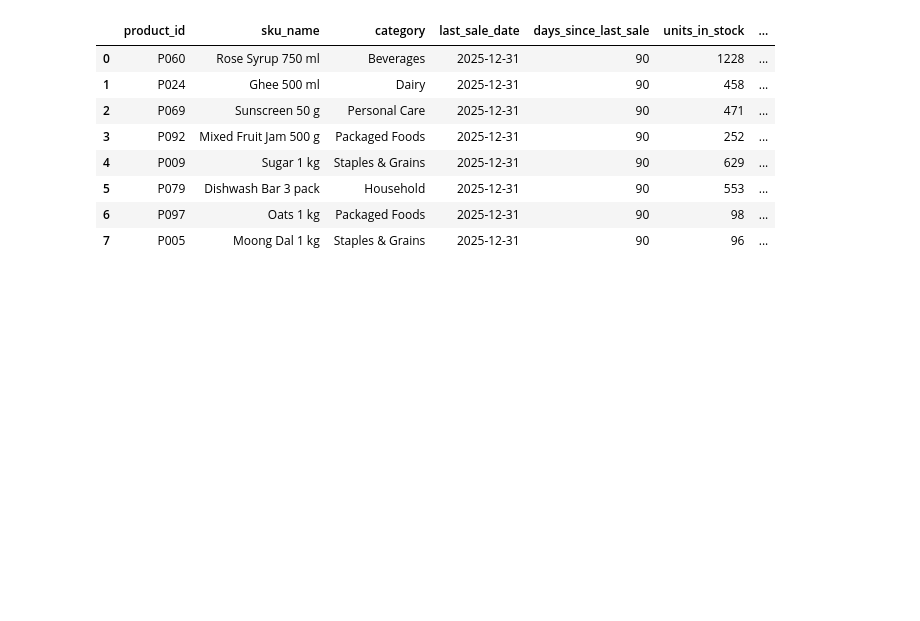
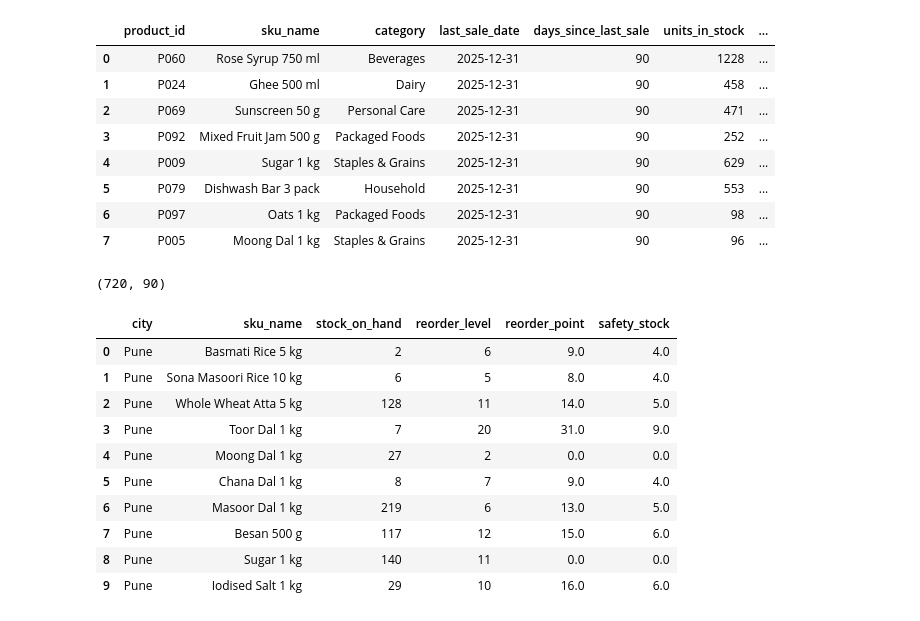
Before and after one commit to gauriverse/StockWise, a Jupyter notebook: notebooks/02_analytics.ipynb, the cells around one changed output. Drawn from its saved outputs; the diff is of its cells as text; code cells hidden in the pictures; blank space fills up the shorter version.

```diff
--- a/notebooks/02_analytics.ipynb
+++ b/notebooks/02_analytics.ipynb
@@ -92,3 +92,50 @@ Capital locked at cost: Rs 432,946
 | 7 | P005 | Moong Dal 1 kg | Staples & Grains | 2025-12-31 | 90 | 96 | ... |
 # %%
 dead_stock.to_csv(ROOT / "data" / "dead_stock.csv", index=False)
+# %%
+suppliers = pd.read_sql_query("SELECT * FROM suppliers", con)
+stores = pd.read_sql_query("SELECT * FROM stores", con)
+
+WIN = 90
+days = pd.date_range(SNAP - pd.Timedelta(days=WIN - 1), SNAP)
+win = sales[sales["sale_date"] >= days[0]]
+
+grid = pd.MultiIndex.from_frame(inventory[["store_id", "product_id"]])
+daily = (win.groupby(["store_id", "product_id", "sale_date"])["qty"].sum()
+            .unstack("sale_date")
+            .reindex(index=grid, columns=days)
+            .fillna(0))
+print(daily.shape)
+
+demand = pd.DataFrame({"avg_daily": daily.mean(axis=1),
+                       "std_daily": daily.std(axis=1)}).reset_index()
+# %% [output]
+(720, 90)
+# %%
+r = (inventory.merge(demand, on=["store_id", "product_id"])
+              .merge(products[["product_id", "sku_name", "category", "supplier_id", "unit_cost"]], on="product_id")
+              .merge(suppliers[["supplier_id", "avg_lead_time_days"]], on="supplier_id")
+              .merge(stores[["store_id", "city"]], on="store_id"))
+assert len(r) == 720
+
+Z = 1.645
+L = r["avg_lead_time_days"]
+r["safety_stock"] = np.ceil(Z * r["std_daily"] * np.sqrt(L))
+r["reorder_point"] = np.ceil(r["avg_daily"] * L + r["safety_stock"])
+r.loc[r["avg_daily"] == 0, ["safety_stock", "reorder_point"]] = 0   # no demand, nothing to reorder
+r["days_of_cover"] = (r["stock_on_hand"] / r["avg_daily"].replace(0, np.nan)).round(1)
+
+assert r[["safety_stock", "reorder_point"]].notna().all().all()
+r[["city", "sku_name", "stock_on_hand", "reorder_level", "reorder_point", "safety_stock"]].head(10)
+# %% [output]
+|  | city | sku_name | stock_on_hand | reorder_level | reorder_point | safety_stock |
+| 0 | Pune | Basmati Rice 5 kg | 2 | 6 | 9.0 | 4.0 |
+| 1 | Pune | Sona Masoori Rice 10 kg | 6 | 5 | 8.0 | 4.0 |
+| 2 | Pune | Whole Wheat Atta 5 kg | 128 | 11 | 14.0 | 5.0 |
+| 3 | Pune | Toor Dal 1 kg | 7 | 20 | 31.0 | 9.0 |
+| 4 | Pune | Moong Dal 1 kg | 27 | 2 | 0.0 | 0.0 |
+| 5 | Pune | Chana Dal 1 kg | 8 | 7 | 9.0 | 4.0 |
+| 6 | Pune | Masoor Dal 1 kg | 219 | 6 | 13.0 | 5.0 |
+| 7 | Pune | Besan 500 g | 117 | 12 | 15.0 | 6.0 |
+| 8 | Pune | Sugar 1 kg | 140 | 11 | 0.0 | 0.0 |
+| 9 | Pune | Iodised Salt 1 kg | 29 | 10 | 16.0 | 6.0 |
```
Also changed, not shown: parts of 3 cells of this notebook, 2 other files.
